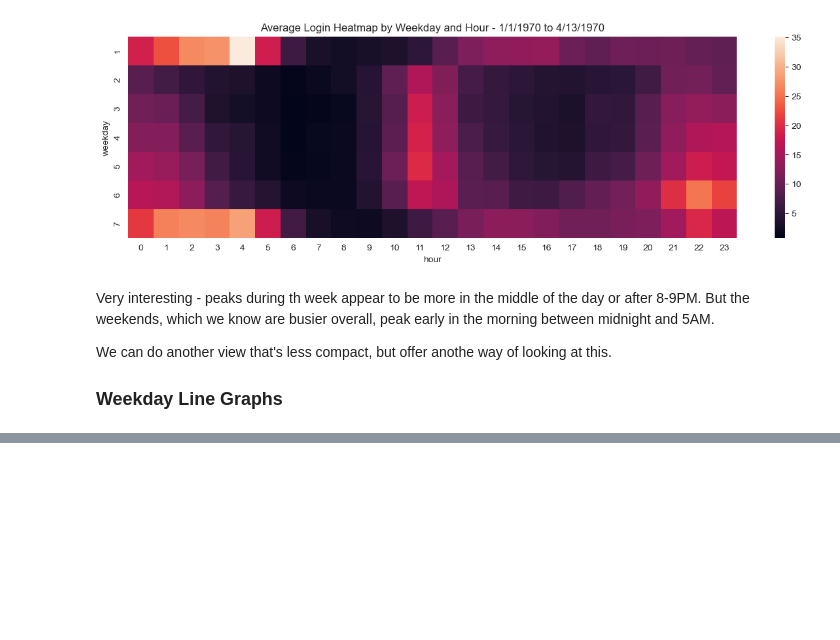
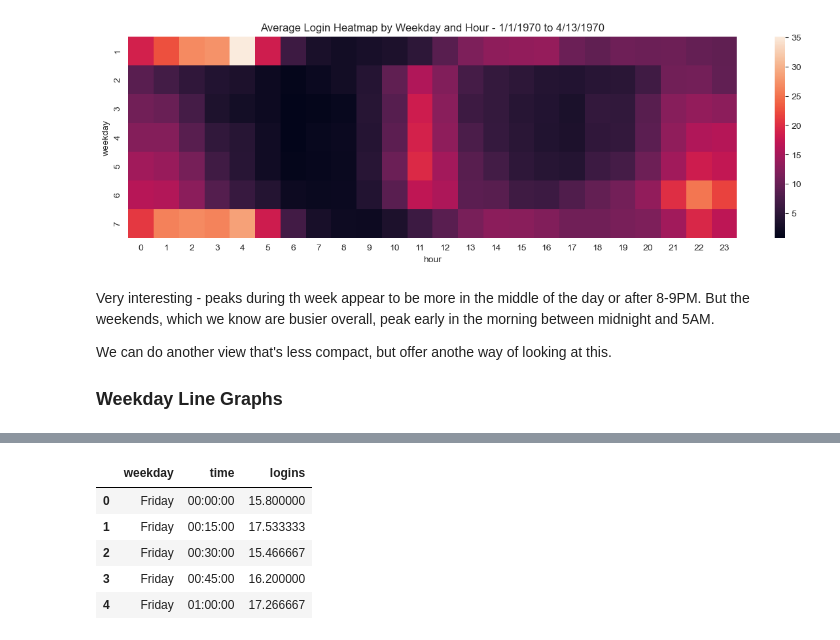
Before and after one commit to BrettlyCD/da_challenge, a Jupyter notebook: 1_eda.ipynb, the cells around one changed output, grey strips where cells are left out. Cells and saved outputs as stored; diff of their text form; code cells hidden in the pictures; blank space fills up the shorter version.

```diff
--- a/1_eda.ipynb
+++ b/1_eda.ipynb
@@ -401,0 +423,12 @@ We can do another view that's less compact, but offer anothe way of looking at t
+# %%
+#groupby and create average
+login_grouped = login_full.groupby(['weekday','time'], as_index=False)['logins'].mean()
+
+login_grouped.head()
+# %% [output]
+|  | weekday | time | logins |
+| 0 | Friday | 00:00:00 | 15.800000 |
+| 1 | Friday | 00:15:00 | 17.533333 |
+| 2 | Friday | 00:30:00 | 15.466667 |
+| 3 | Friday | 00:45:00 | 16.200000 |
+| 4 | Friday | 01:00:00 | 17.266667 |
```
Also changed, not shown: parts of 6 cells of this notebook.
